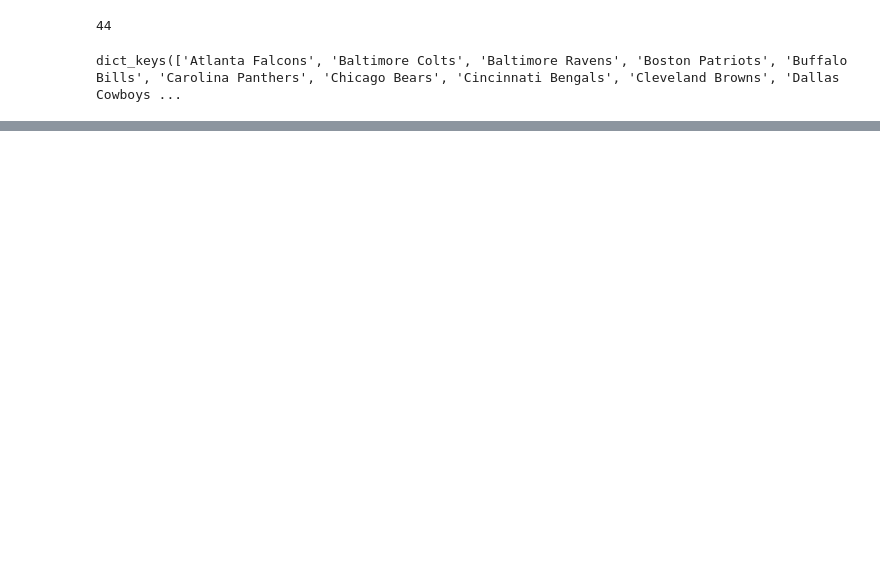
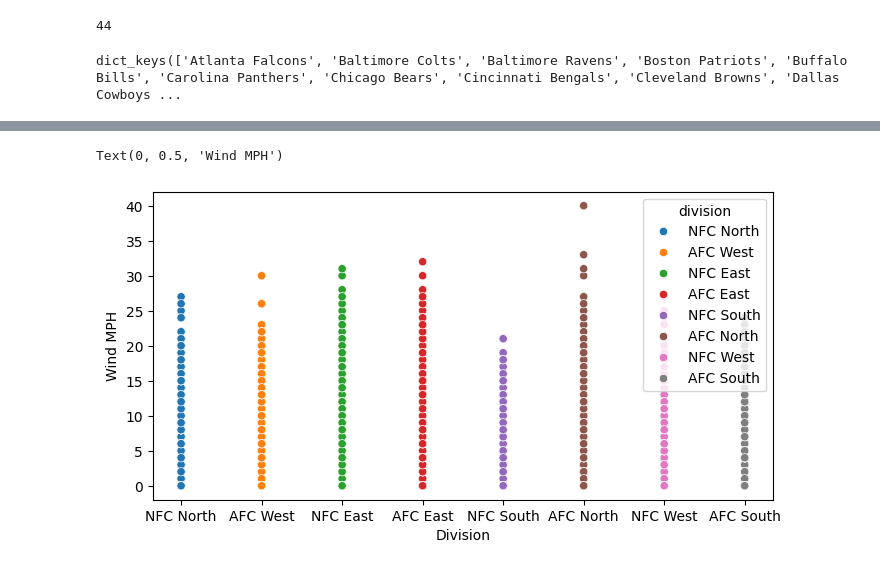
Before and after one commit to branson8815/ds_projects, a Jupyter notebook: nfl_1.ipynb, the cells around one changed output, grey strips where cells are left out. Cells and saved outputs as stored; diff of their text form; code cells hidden in the pictures; blank space fills up the shorter version.

```diff
--- a/nfl_1.ipynb
+++ b/nfl_1.ipynb
@@ -107,0 +92,8 @@ scores
+# %%
+# filtering out games without betting info
+
+scores_1 = scores[scores['spread_favorite'].isna() == False]
+# %%
+scores_1['home_win'] = scores_1['score_home'] > scores_1['score_away']
+
+scores_1
@@ -107,0 +119,9 @@ scores
+# %%
+#comparng wind speeds across different divisions
+plt.figure(figsize=(8,4))
+sns.scatterplot(data = scores_1, x = 'division',  y = 'weather_wind_mph', hue = 'division')
+plt.xlabel('Division')
+plt.ylabel('Wind MPH')
+# %% [output]
+Text(0, 0.5, 'Wind MPH')
+[figure, added]
```
Also changed, not shown: parts of 3 cells of this notebook.
